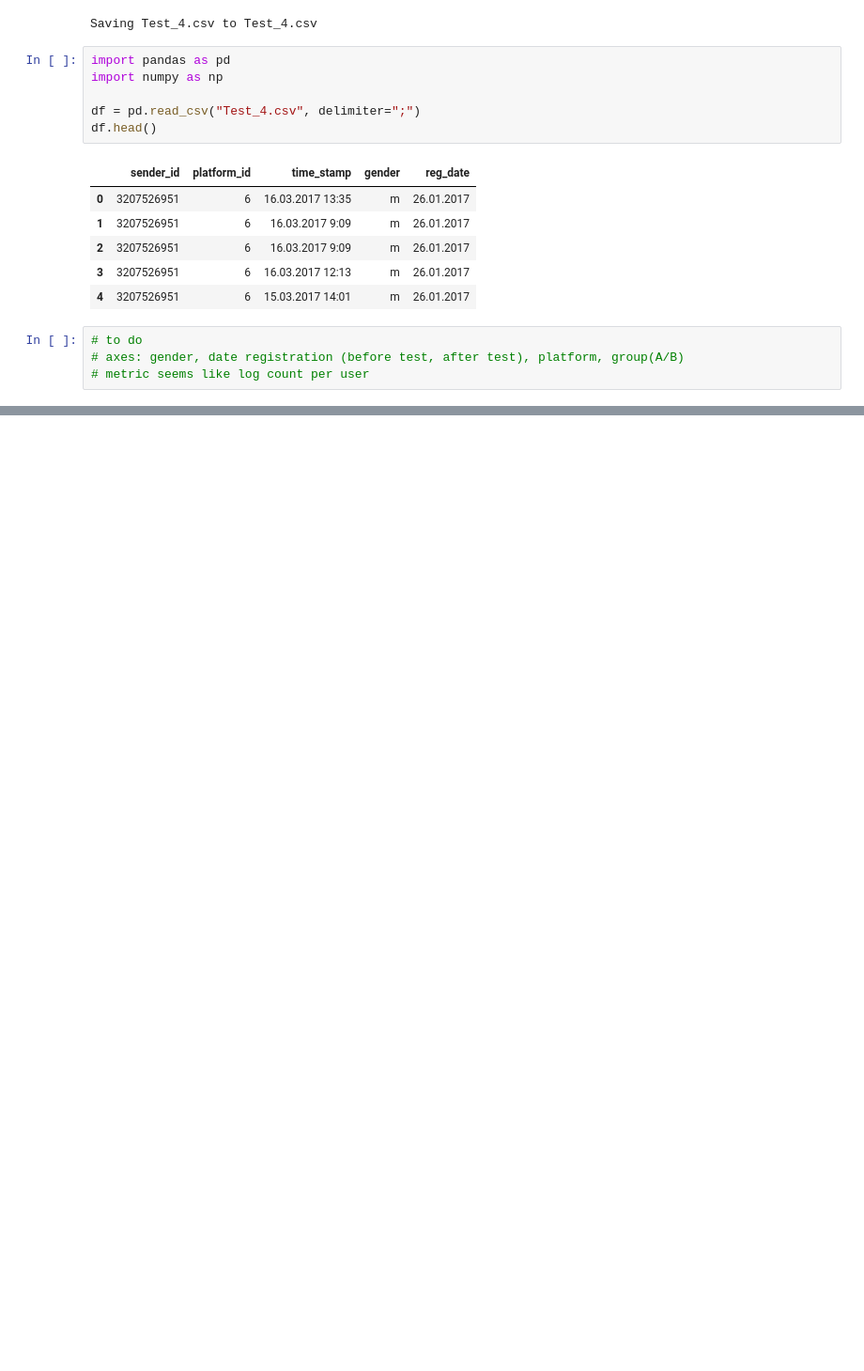
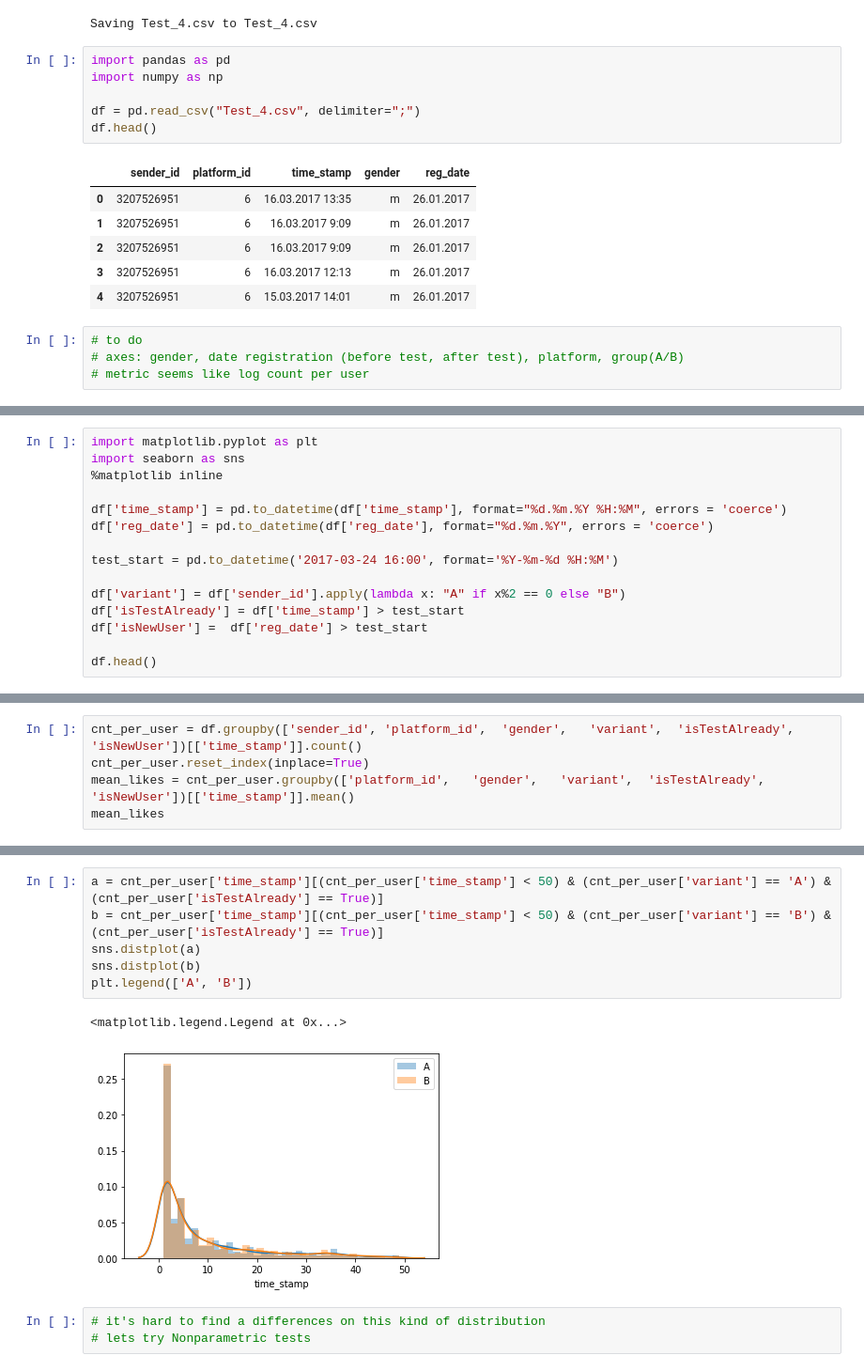
Before and after one commit to Drew128/Task20200209, a Jupyter notebook: Task_test3.ipynb, the cells around one changed output, grey strips where cells are left out. Shown at 94% size. Saved outputs shown, nothing was run; the diff lists cells and outputs as text; blank space fills up the shorter version.

```diff
--- a/Task_test3.ipynb
+++ b/Task_test3.ipynb
@@ -39,0 +26,15 @@ sns.distplot(f)
+# %%
+import matplotlib.pyplot as plt
+import seaborn as sns
+%matplotlib inline
+
+df['time_stamp'] = pd.to_datetime(df['time_stamp'], format="%d.%m.%Y %H:%M", errors = 'coerce')
+df['reg_date'] = pd.to_datetime(df['reg_date'], format="%d.%m.%Y", errors = 'coerce')
+
+test_start = pd.to_datetime('2017-03-24 16:00', format='%Y-%m-%d %H:%M')
+
+df['variant'] = df['sender_id'].apply(lambda x: "A" if x%2 == 0 else "B")
+df['isTestAlready'] = df['time_stamp'] > test_start
+df['isNewUser'] =  df['reg_date'] > test_start
+
+df.head()
@@ -39,0 +61,5 @@ sns.distplot(f)
+# %%
+cnt_per_user = df.groupby(['sender_id',	'platform_id',	'gender',	'variant',	'isTestAlready',	'isNewUser'])[['time_stamp']].count()
+cnt_per_user.reset_index(inplace=True)
+mean_likes = cnt_per_user.groupby(['platform_id',	'gender',	'variant',	'isTestAlready',	'isNewUser'])[['time_stamp']].mean()
+mean_likes
@@ -39,0 +85,12 @@ sns.distplot(f)
+# %%
+a = cnt_per_user['time_stamp'][(cnt_per_user['time_stamp'] < 50) & (cnt_per_user['variant'] == 'A') & (cnt_per_user['isTestAlready'] == True)]
+b = cnt_per_user['time_stamp'][(cnt_per_user['time_stamp'] < 50) & (cnt_per_user['variant'] == 'B') & (cnt_per_user['isTestAlready'] == True)]
+sns.distplot(a)
+sns.distplot(b)
+plt.legend(['A', 'B'])
+# %% [output]
+<matplotlib.legend.Legend at 0x...>
+[figure, added]
+# %%
+# it's hard to find a differences on this kind of distribution
+# lets try Nonparametric tests
```
Also changed, not shown: parts of 22 cells of this notebook.
